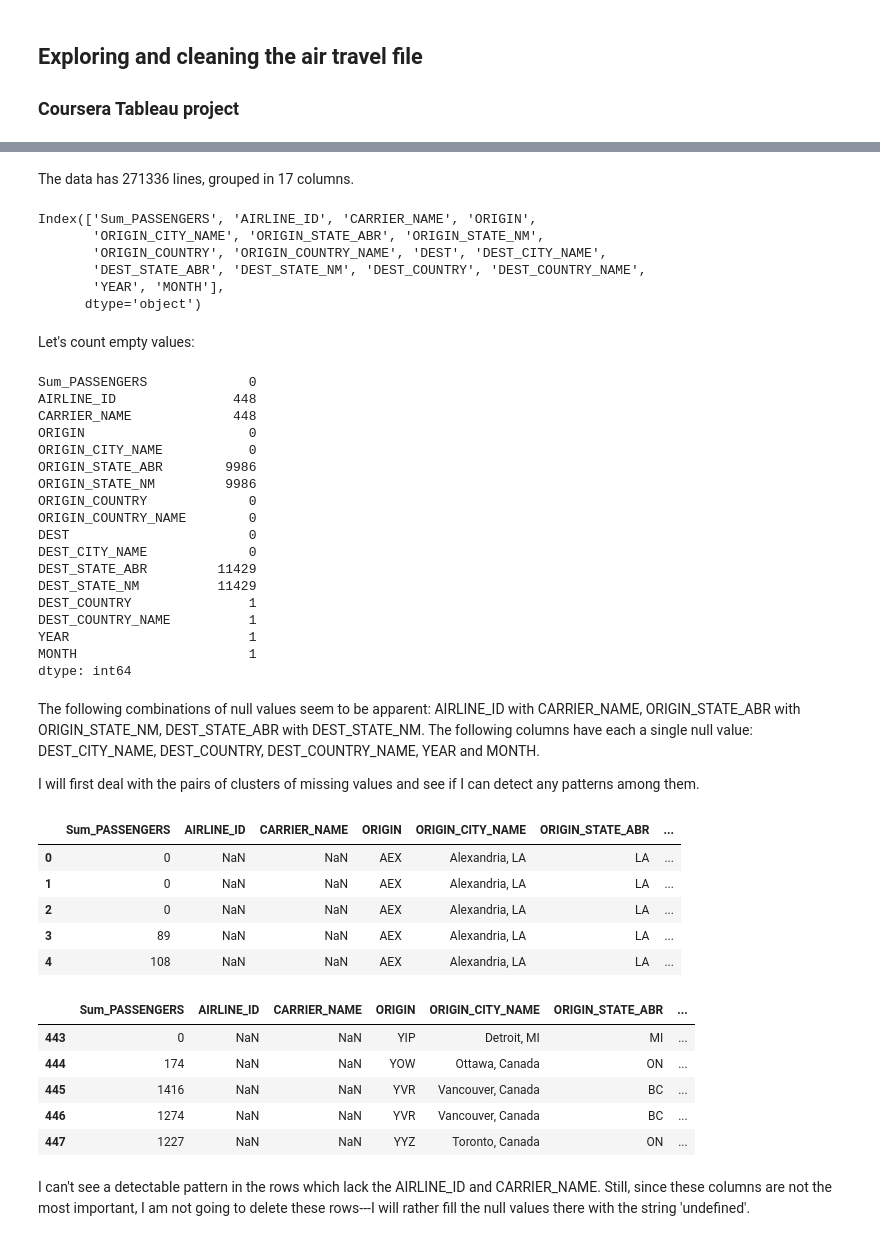
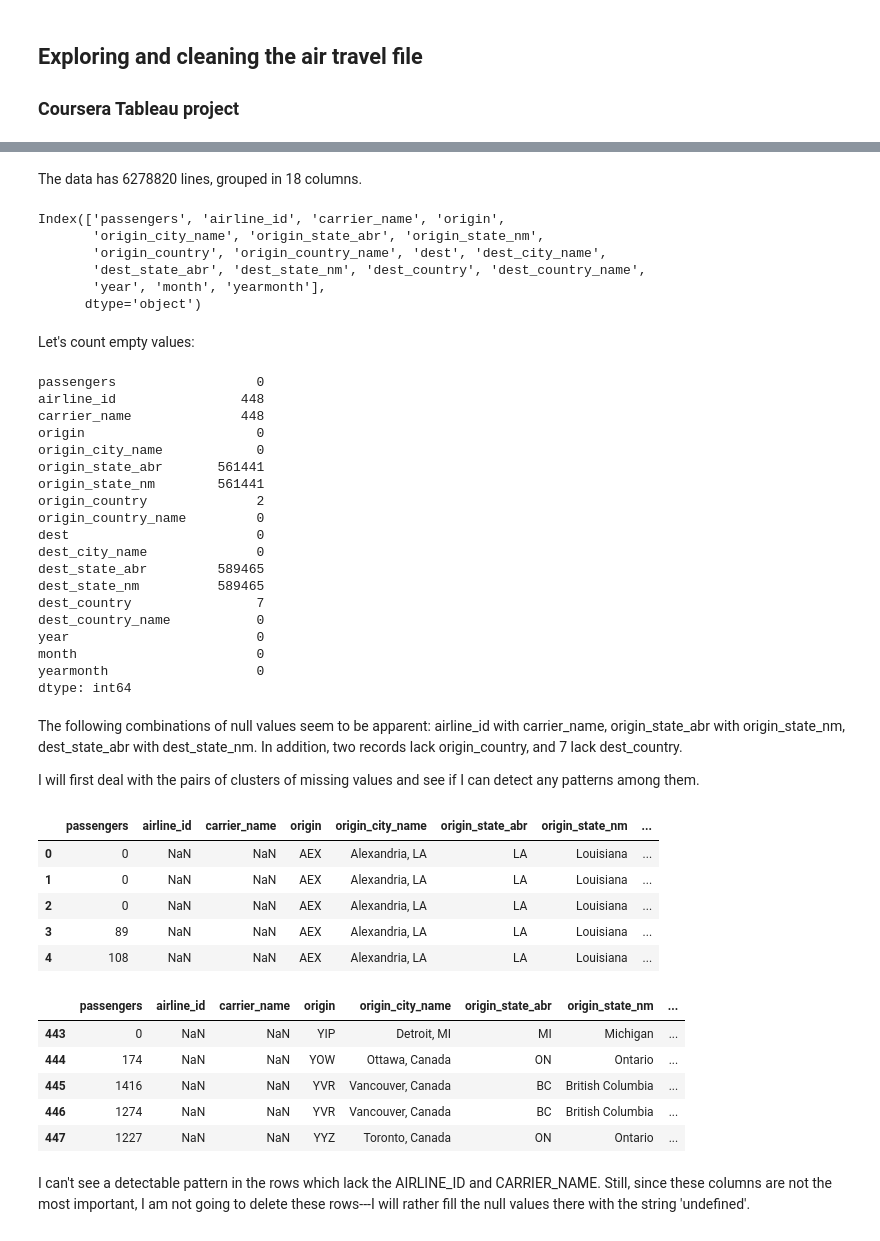
Before and after one commit to kleczekr/tolkenizer, a Jupyter notebook: cleaning_data_air_travel.ipynb, the cells around one changed output, grey strips where cells are left out. Saved outputs shown, nothing was run; the diff lists cells and outputs as text; code cells hidden in the pictures.

Commit message:
hopefully final fix---data cleaning and stuff

```diff
--- a/cleaning_data_air_travel.ipynb
+++ b/cleaning_data_air_travel.ipynb
@@ -8,5 +13,5 @@ import pandas as pd
 # %%
-df = pd.read_csv('/content/US Monthly Air Passengers.csv')
+df = pd.read_csv('/content/drive/MyDrive/deite/us_monthly_air_passengers.csv')
 # %%
 df.shape
 # %% [output]
@@ -14,59 +19,60 @@ df.shape
 # %% [markdown]
-The data has 271336 lines, grouped in 17 columns.
+The data has 6278820 lines, grouped in 18 columns.
 # %%
 df.columns
 # %% [output]
-Index(['Sum_PASSENGERS', 'AIRLINE_ID', 'CARRIER_NAME', 'ORIGIN',
-       'ORIGIN_CITY_NAME', 'ORIGIN_STATE_ABR', 'ORIGIN_STATE_NM',
-       'ORIGIN_COUNTRY', 'ORIGIN_COUNTRY_NAME', 'DEST', 'DEST_CITY_NAME',
-       'DEST_STATE_ABR', 'DEST_STATE_NM', 'DEST_COUNTRY', 'DEST_COUNTRY_NAME',
-       'YEAR', 'MONTH'],
+Index(['passengers', 'airline_id', 'carrier_name', 'origin',
+       'origin_city_name', 'origin_state_abr', 'origin_state_nm',
+       'origin_country', 'origin_country_name', 'dest', 'dest_city_name',
+       'dest_state_abr', 'dest_state_nm', 'dest_country', 'dest_country_name',
+       'year', 'month', 'yearmonth'],
       dtype='object')
 # %% [markdown]
 Let's count empty values:
 # %%
 df.isnull().sum()
 # %% [output]
-Sum_PASSENGERS             0
-AIRLINE_ID               448
-CARRIER_NAME             448
-ORIGIN                     0
-ORIGIN_CITY_NAME           0
-ORIGIN_STATE_ABR        9986
-ORIGIN_STATE_NM         9986
-ORIGIN_COUNTRY             0
-ORIGIN_COUNTRY_NAME        0
-DEST                       0
-DEST_CITY_NAME             0
-DEST_STATE_ABR         11429
-DEST_STATE_NM          11429
-DEST_COUNTRY               1
-DEST_COUNTRY_NAME          1
-YEAR                       1
-MONTH                      1
+passengers                  0
+airline_id                448
+carrier_name              448
+origin                      0
+origin_city_name            0
+origin_state_abr       561441
+origin_state_nm        561441
+origin_country              2
+origin_country_name         0
+dest                        0
+dest_city_name              0
+dest_state_abr         589465
+dest_state_nm          589465
+dest_country                7
+dest_country_name           0
+year                        0
+month                       0
+yearmonth                   0
 dtype: int64
 # %% [markdown]
-The following combinations of null values seem to be apparent: AIRLINE_ID with CARRIER_NAME, ORIGIN_STATE_ABR with ORIGIN_STATE_NM, DEST_STATE_ABR with DEST_STATE_NM. The following columns have each a single null value: DEST_CITY_NAME, DEST_COUNTRY, DEST_COUNTRY_NAME, YEAR and MONTH.
+The following combinations of null values seem to be apparent: airline_id with carrier_name, origin_state_abr with origin_state_nm, dest_state_abr with dest_state_nm. In addition, two records lack origin_country, and 7 lack dest_country.
 
 I will first deal with the pairs of clusters of missing values and see if I can detect any patterns among them.
 # %%
-df[df.AIRLINE_ID.isnull()].head()
+df[df.airline_id.isnull()].head()
 # %% [output]
-|  | Sum_PASSENGERS | AIRLINE_ID | CARRIER_NAME | ORIGIN | ORIGIN_CITY_NAME | ORIGIN_STATE_ABR | ... |
-| 0 | 0 | NaN | NaN | AEX | Alexandria, LA | LA | ... |
-| 1 | 0 | NaN | NaN | AEX | Alexandria, LA | LA | ... |
-| 2 | 0 | NaN | NaN | AEX | Alexandria, LA | LA | ... |
-| 3 | 89 | NaN | NaN | AEX | Alexandria, LA | LA | ... |
-| 4 | 108 | NaN | NaN | AEX | Alexandria, LA | LA | ... |
+|  | passengers | airline_id | carrier_name | origin | origin_city_name | origin_state_abr | origin_state_nm | ... |
+| 0 | 0 | NaN | NaN | AEX | Alexandria, LA | LA | Louisiana | ... |
+| 1 | 0 | NaN | NaN | AEX | Alexandria, LA | LA | Louisiana | ... |
+| 2 | 0 | NaN | NaN | AEX | Alexandria, LA | LA | Louisiana | ... |
+| 3 | 89 | NaN | NaN | AEX | Alexandria, LA | LA | Louisiana | ... |
+| 4 | 108 | NaN | NaN | AEX | Alexandria, LA | LA | Louisiana | ... |
 # %%
-df[df.AIRLINE_ID.isnull()].tail()
+df[df.airline_id.isnull()].tail()
 # %% [output]
-|  | Sum_PASSENGERS | AIRLINE_ID | CARRIER_NAME | ORIGIN | ORIGIN_CITY_NAME | ORIGIN_STATE_ABR | ... |
-| 443 | 0 | NaN | NaN | YIP | Detroit, MI | MI | ... |
-| 444 | 174 | NaN | NaN | YOW | Ottawa, Canada | ON | ... |
-| 445 | 1416 | NaN | NaN | YVR | Vancouver, Canada | BC | ... |
-| 446 | 1274 | NaN | NaN | YVR | Vancouver, Canada | BC | ... |
-| 447 | 1227 | NaN | NaN | YYZ | Toronto, Canada | ON | ... |
+|  | passengers | airline_id | carrier_name | origin | origin_city_name | origin_state_abr | origin_state_nm | ... |
+| 443 | 0 | NaN | NaN | YIP | Detroit, MI | MI | Michigan | ... |
+| 444 | 174 | NaN | NaN | YOW | Ottawa, Canada | ON | Ontario | ... |
+| 445 | 1416 | NaN | NaN | YVR | Vancouver, Canada | BC | British Columbia | ... |
+| 446 | 1274 | NaN | NaN | YVR | Vancouver, Canada | BC | British Columbia | ... |
+| 447 | 1227 | NaN | NaN | YYZ | Toronto, Canada | ON | Ontario | ... |
 # %% [markdown]
 I can't see a detectable pattern in the rows which lack the AIRLINE_ID and CARRIER_NAME. Still, since these columns are not the most important, I am not going to delete these rows---I will rather fill the null values there with the string 'undefined'.
 # %%
```
Also changed, not shown: parts of 22 cells of this notebook.
